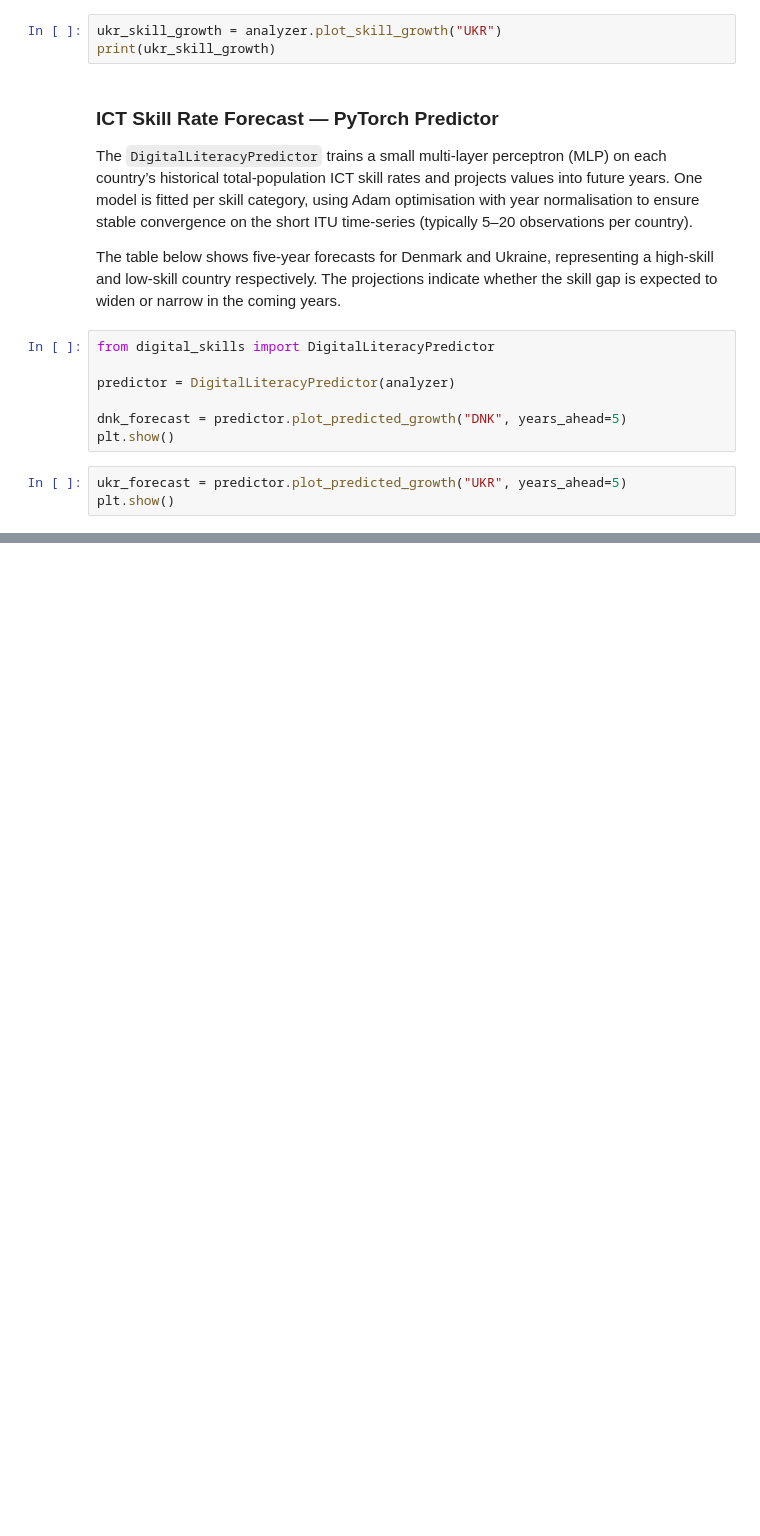
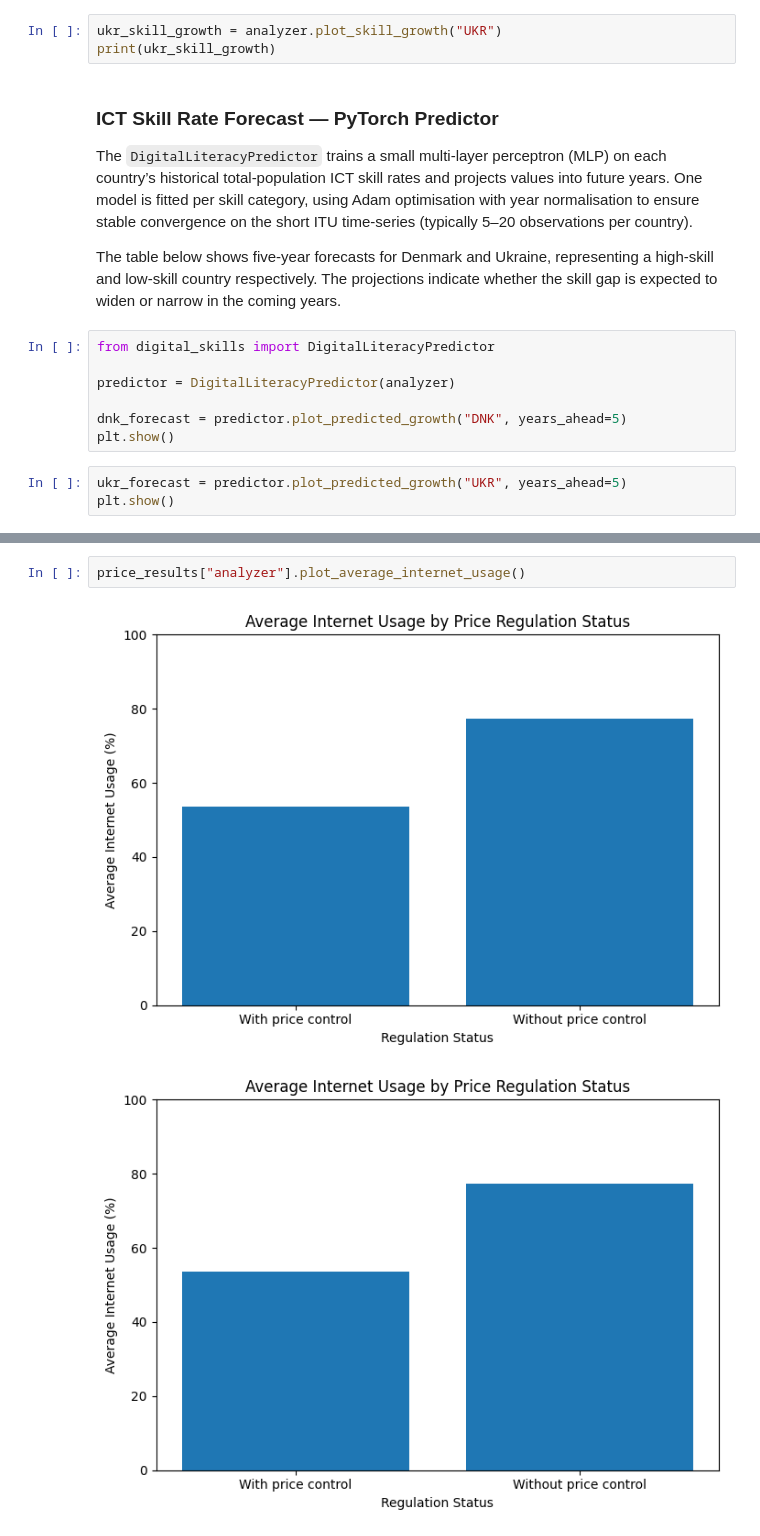
Before and after one commit to james-p-scott/AAI-551-Final-Project, a Jupyter notebook: AAI-551_Final-Project.ipynb, the cells around one changed output, grey strips where cells are left out. Drawn from its saved outputs; the diff is of its cells as text; blank space fills up the shorter version.

```diff
--- a/AAI-551_Final-Project.ipynb
+++ b/AAI-551_Final-Project.ipynb
@@ -114,0 +174,5 @@ plt.show()
+# %%
+price_results["analyzer"].plot_average_internet_usage()
+# %% [output]
+[figure, added]
+[figure, added]
```
Also changed, not shown: parts of 11 cells of this notebook, 1 other file.
